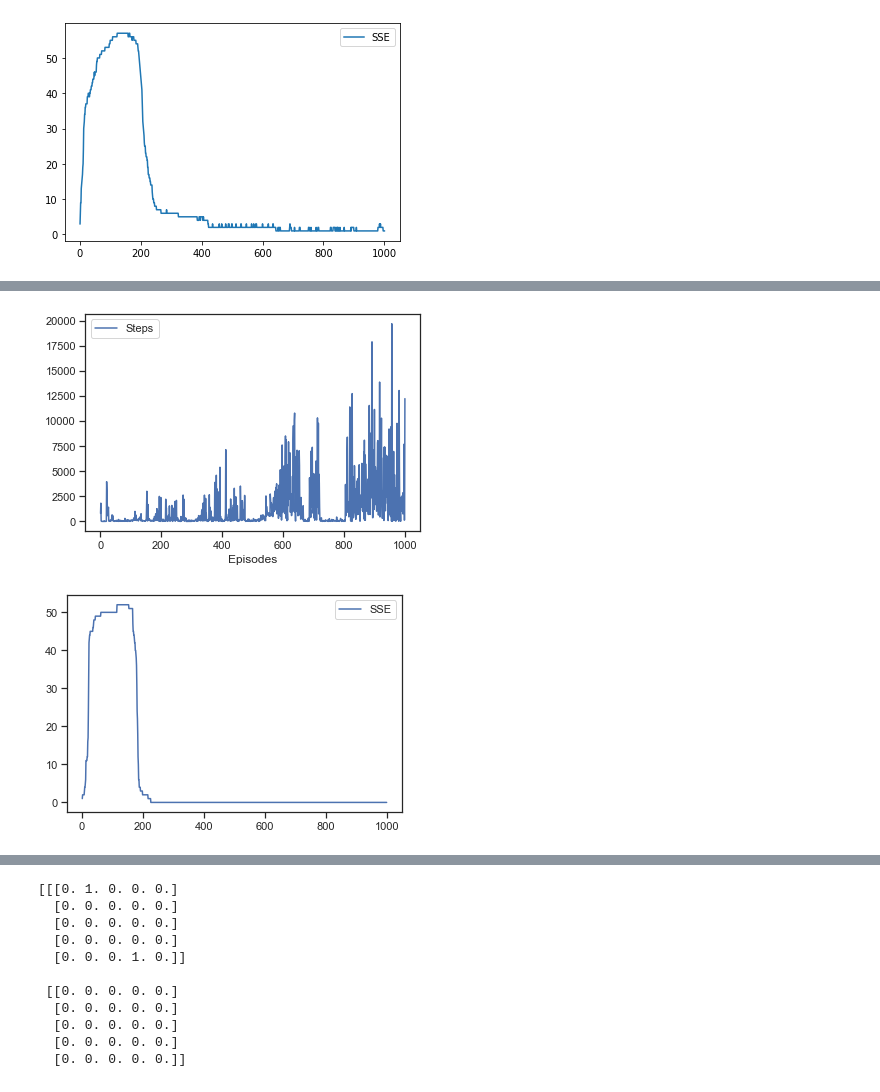
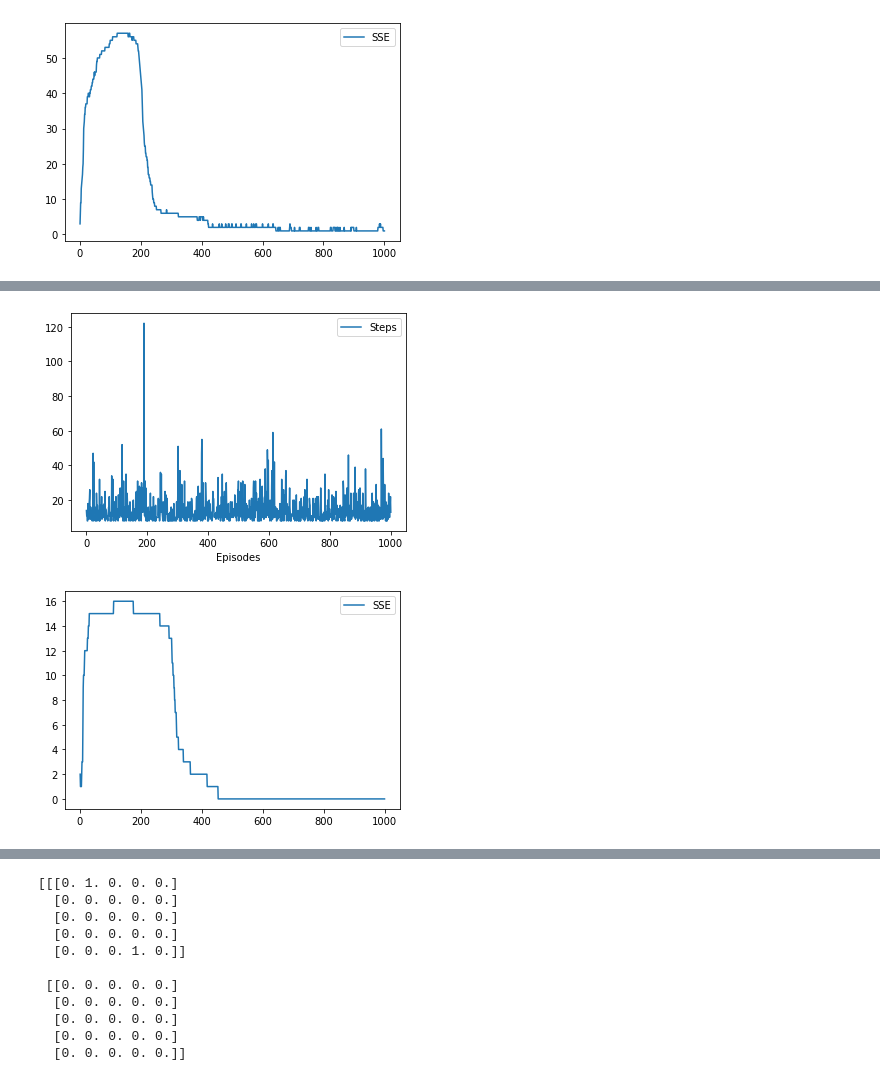
Before and after one commit to FreedomEclipse/GridWorldNN, a Jupyter notebook: gridworldNN.ipynb, the cells around one changed output, grey strips where cells are left out. Saved outputs shown, nothing was run; the diff lists cells and outputs as text; code cells hidden in the pictures.

```diff
--- a/gridworldNN.ipynb
+++ b/gridworldNN.ipynb
@@ -891,21 +815,9 @@ aTerminals = [[4, 4]]
 
 grid = setupGrid(5, 5, aRewards, aTerminals, None, None)
 player = Player(grid, [0, 0])
-#innerwalls = [[2,0], [2, 1], [2, 3], [2, 4]]
-#grid.set_walls(innerwalls)
 
 setupState(aTerminals, None)
 print(grid.state)
-
-#print(grid.state)
-
-#nn = NN('mse', 0.9, 'sigmoid', 'sigmoid')
-#m = nn.setupNN(4)
-
-#sta = grid.state[:]
-
-#itersTruth = [1000]
-#grid.determineQtruth(itersTruth, False, True, m, aTerminals, 'sigmoid', 'sigmoid')
 
 print("qtruth")
 print(grid.qtruth)
@@ -923,7 +835,7 @@ for i in range(0, len(runiters)):
 
     print(grid.show_board)
 
-    run(False, runiters[i], None, 0.1, False, 'ql', m, aTerminals, None)
+    run(False, runiters[i], None, 0.3, False, 'ql', m, aTerminals, None)
 
     print(grid.show_board)
 
@@ -1140,9 +1026,6 @@ print(grid.qtruth)
 
 runiters = [1000]
 for i in range(0, len(runiters)):
-
-
-
     print(i)
     nn = NN('mse', 0.9, 'sigmoid', 'sigmoid')
     m = nn.setupNN(1)
@@ -1158,9 +1041,10 @@ for i in range(0, len(runiters)):
     print(grid.show_board)
     print(player.policy)
 
-    run(False, runiters[i], None, 0.1, False, 'td', m, aTerminals, None)
+    run(False, runiters[i], None, 0.3, False, 'td', m, aTerminals, None)
 
     print(grid.show_board)
+    print(player.vtable)
 
 tdsteps = charts.stepsGoal[:]
 tdsse = charts.sse[:]
@@ -1237,29 +1233,27 @@ print(grid.qtruth)
 # %%
-# NN alt chooser
-# QLearning Non-deterministic example with walls and one opening
-'''
+# TD prediction with walls and one opening
+# Use the V table instead of the Q table, V table is updated on each iteration based on reward location
+
 aRewards = [[4, 4, 100]]
 aTerminals = [[4, 4]]
 
 grid = setupGrid(5, 5, aRewards, aTerminals, None, None)
-#grid.set_walls([[2,0], [2, 1], [2, 3], [2, 4]])
-
-player = Player(grid, [0, 0])
 innerwalls = [[2,0], [2, 1], [2, 3], [2, 4]]
 grid.set_walls(innerwalls)
 
+player = Player(grid, [0, 0])
+
 setupState(aTerminals, None)
 print(grid.state)
-'''
 
-#print(grid.state)
 
-#nn = NN('mse', 0.9, 'sigmoid', 'sigmoid')
-#m = nn.setupNN(4)
+print(grid.state)
+nn = NN('mse', 0.9, 'sigmoid', 'sigmoid')
+m = nn.setupNN(1)
 
-#itersTruth = [1000]
-#grid.determineQtruth(itersTruth, False, True, m, aTerminals, 'sigmoid', 'sigmoid')
-#grid.qtruth = pd.read_csv("wallQtruth.csv")
+
+itersTruth = [1000]
+grid.determineQtruth(itersTruth, True, True, m, aTerminals, 'sigmoid', 'sigmoid')
 
 print("qtruth")
 print(grid.qtruth)
@@ -1267,31 +1261,31 @@ print(grid.qtruth)
 
 runiters = [1000]
 for i in range(0, len(runiters)):
+
     print(i)
     nn = NN('mse', 0.9, 'sigmoid', 'sigmoid')
-    m = nn.setupNN(4)
+    m = nn.setupNN(1)
 
     grid.reset_showboard()
     player = Player(grid, [0, 0])
     charts = Charts(runiters[i])
 
+    p = [['S', 'E', 'E', 'E', 'S'], ['E', 'S', 'S', 'S', 'W'], ['N', 'E', 'E', 'S', 'S'], ['N', 'W', 'W', 'E', 'S'], ['N', 'W', 'W', 'E', 'N']]
+    player.policy = pd.DataFrame(p)
+
     print(grid.show_board)
     print(player.policy)
 
-    run(False, runiters[i], None, 0.1, False, 'ql', m, aTerminals, None)
+    run(False, runiters[i], None, 0.3, False, 'td', m, aTerminals, None)
 
     print(grid.show_board)
+    print(player.vtable)
 
-    player.detPolicyV()
-
-    print(player.policy)
-    print(player.qtable)
-
-qlsteps = charts.stepsGoal[:]
-qlsse = charts.sse[:]
+tdwsteps = charts.stepsGoal[:]
+tdwsse = charts.sse[:]
 
 plt.figure()
-g1 = sns.lineplot(data=qlsteps)
+g1 = sns.lineplot(data=tdwsteps)
 plt.figure()
-g2 = sns.lineplot(data=qlsse)
+g2 = sns.lineplot(data=tdwsse)
 # %% [output]
@@ -1315,2 +1309,2 @@ qtruth
-[figure, old version]
+[figure, new version]
-[figure, old version]
+[figure, new version]
```
Also changed, not shown: parts of 18 cells of this notebook.
